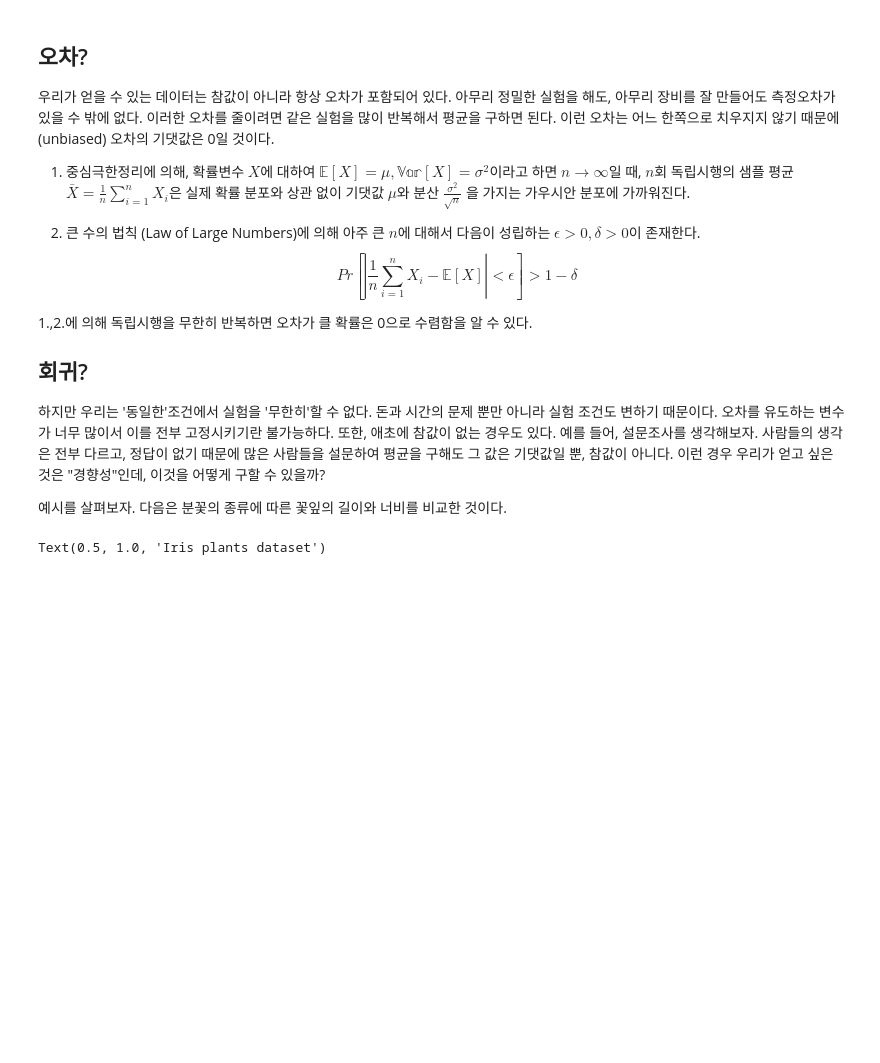
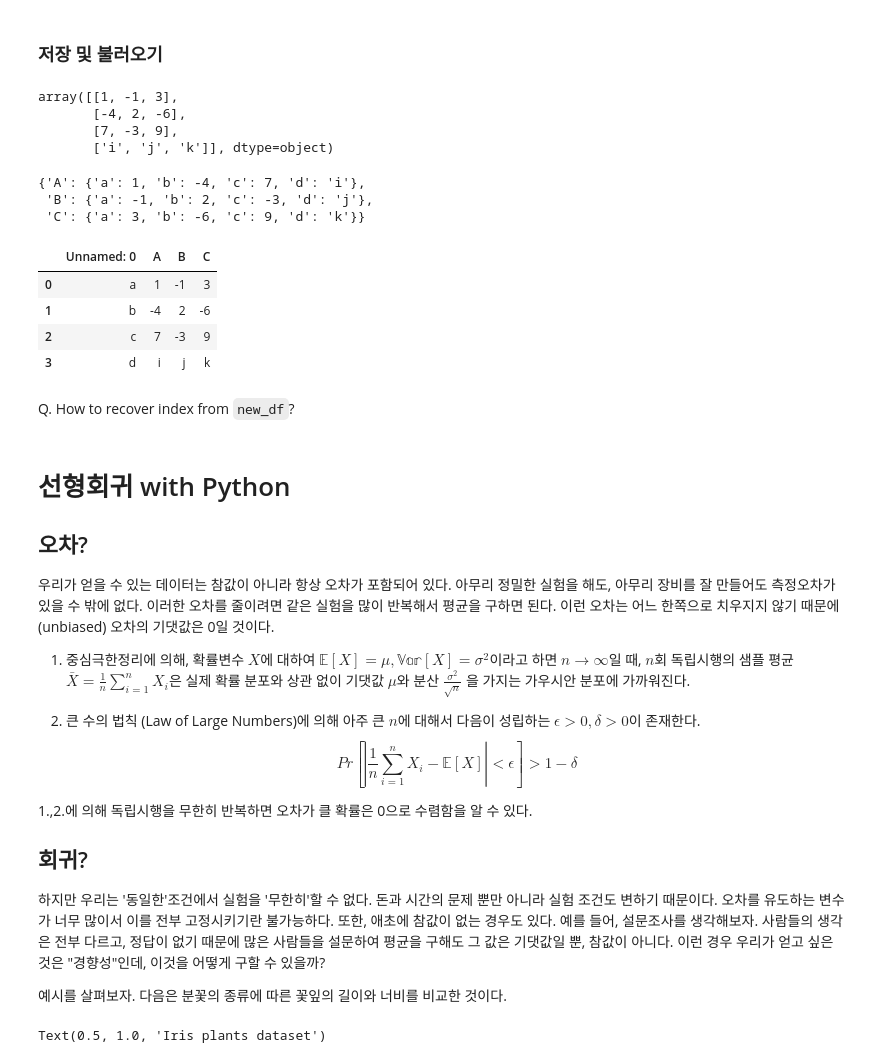
Before and after one commit to Siheon-Park/KSOP, a Jupyter notebook: 2021-10-23-linear_regression.ipynb, the cells around one changed output. Cells and saved outputs as stored; diff of their text form; code cells hidden in the pictures; blank space fills up the shorter version.

Commit message:
add pandas tutorial

```diff
--- a/2021-10-23-linear_regression.ipynb
+++ b/2021-10-23-linear_regression.ipynb
@@ -22,4 +136,34 @@ from matplotlib import pyplot as plt
+# %% [markdown]
+### 저장 및 불러오기
+# %%
+df.to_numpy()
+# %% [output]
+array([[1, -1, 3],
+       [-4, 2, -6],
+       [7, -3, 9],
+       ['i', 'j', 'k']], dtype=object)
+# %%
+df.to_dict()
+# %% [output]
+{'A': {'a': 1, 'b': -4, 'c': 7, 'd': 'i'},
+ 'B': {'a': -1, 'b': 2, 'c': -3, 'd': 'j'},
+ 'C': {'a': 3, 'b': -6, 'c': 9, 'd': 'k'}}
+# %%
+df.to_csv('./temp.csv', index=True)
+
+from pandas import read_csv
+new_df = read_csv('./temp.csv')
+new_df
+# %% [output]
+|  | Unnamed: 0 | A | B | C |
+| 0 | a | 1 | -1 | 3 |
+| 1 | b | -4 | 2 | -6 |
+| 2 | c | 7 | -3 | 9 |
+| 3 | d | i | j | k |
+# %% [markdown]
+Q. How to recover index from `new_df`?
 # %% [markdown]
+# 선형회귀 with Python
 ## 오차?
 
 우리가 얻을 수 있는 데이터는 참값이 아니라 항상 오차가 포함되어 있다. 아무리 정밀한 실험을 해도, 아무리 장비를 잘 만들어도 측정오차가 있을 수 밖에 없다. 이러한 오차를 줄이려면 같은 실험을 많이 반복해서 평균을 구하면 된다. 이런 오차는 어느 한쪽으로 치우지지 않기 때문에 (unbiased) 오차의 기댓값은 0일 것이다.
```
Also changed, not shown: parts of 23 cells of this notebook, 1 other file.
